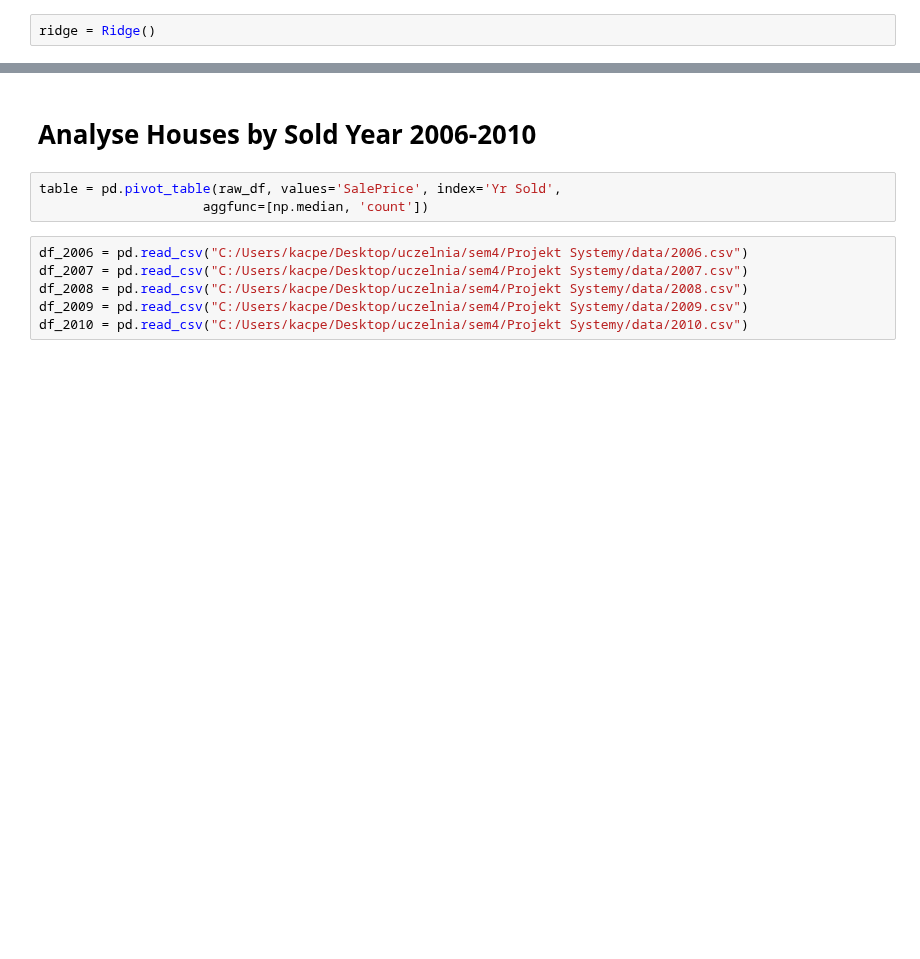
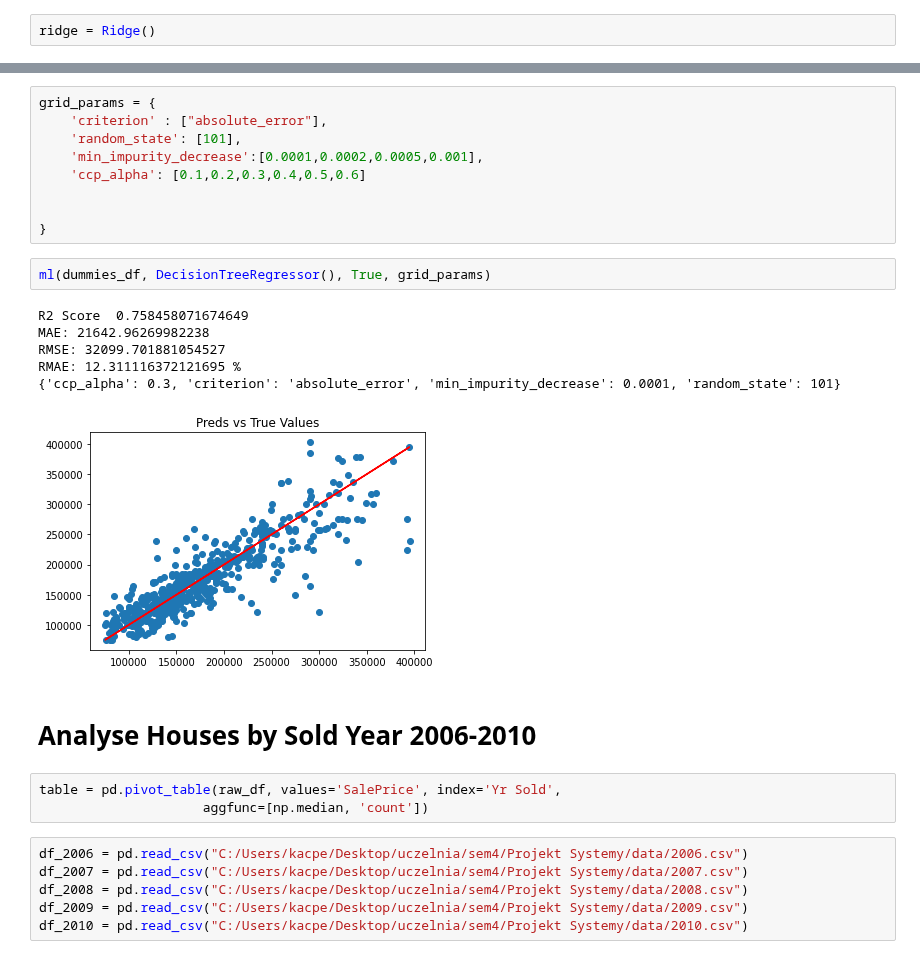
Before and after one commit to KacperChmura1/House-Price, a Jupyter notebook: ML.ipynb, the cells around one changed output, grey strips where cells are left out. Drawn from its saved outputs; the diff is of its cells as text; blank space fills up the shorter version.

```diff
--- a/ML.ipynb
+++ b/ML.ipynb
@@ -273,3 +311,21 @@ RMSE: 8.639742552976209 %
+# %%
+grid_params = {
+    'criterion' : ["absolute_error"],
+    'random_state': [101],
+    'min_impurity_decrease':[0.0001,0.0002,0.0005,0.001],
+    'ccp_alpha': [0.1,0.2,0.3,0.4,0.5,0.6]
+
+
+}
+# %%
+ml(dummies_df, DecisionTreeRegressor(), True, grid_params)
+# %% [output]
+R2 Score  0.758458071674649
+MAE: 21642.96269982238
+RMSE: 32099.701881054527
+RMAE: 12.311116372121695 %
+{'ccp_alpha': 0.3, 'criterion': 'absolute_error', 'min_impurity_decrease': 0.0001, 'random_state': 101}
+[figure, added]
 # %% [markdown]
 # Analyse Houses by Sold Year 2006-2010
 # %%
```
Also changed, not shown: parts of 23 cells of this notebook.
